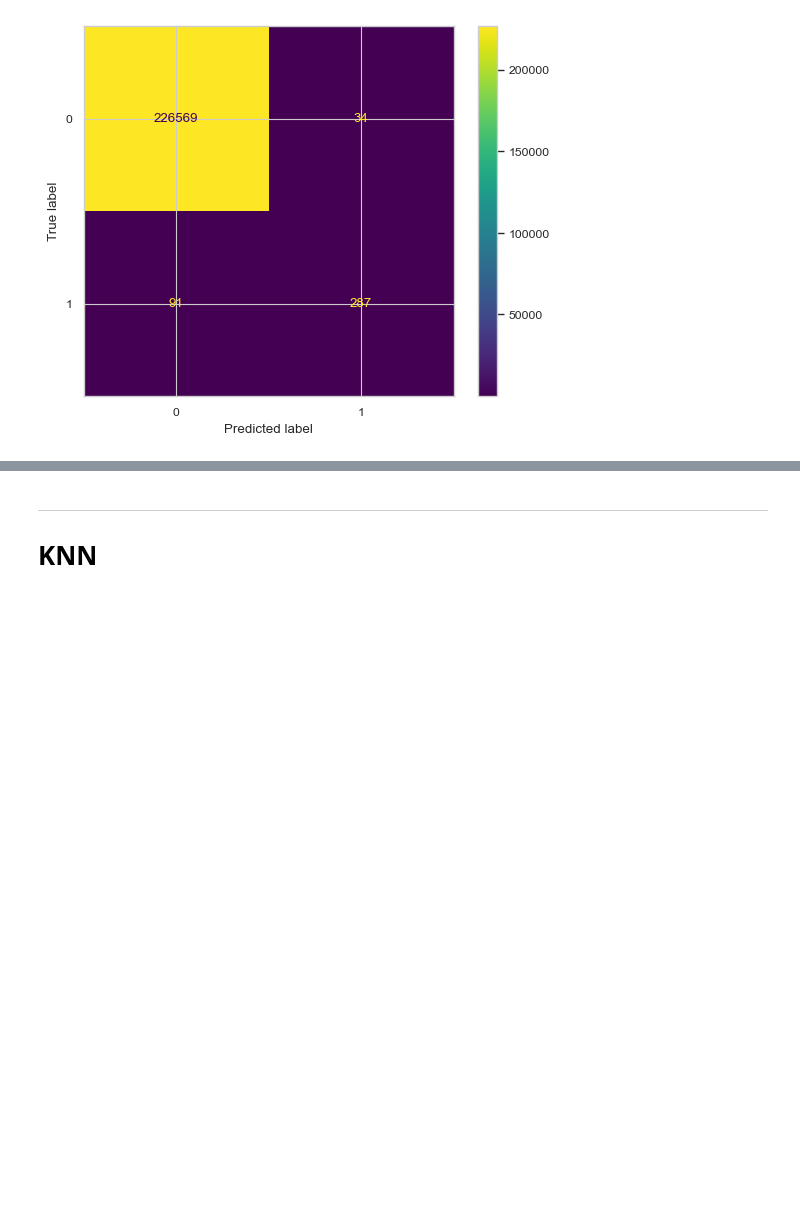
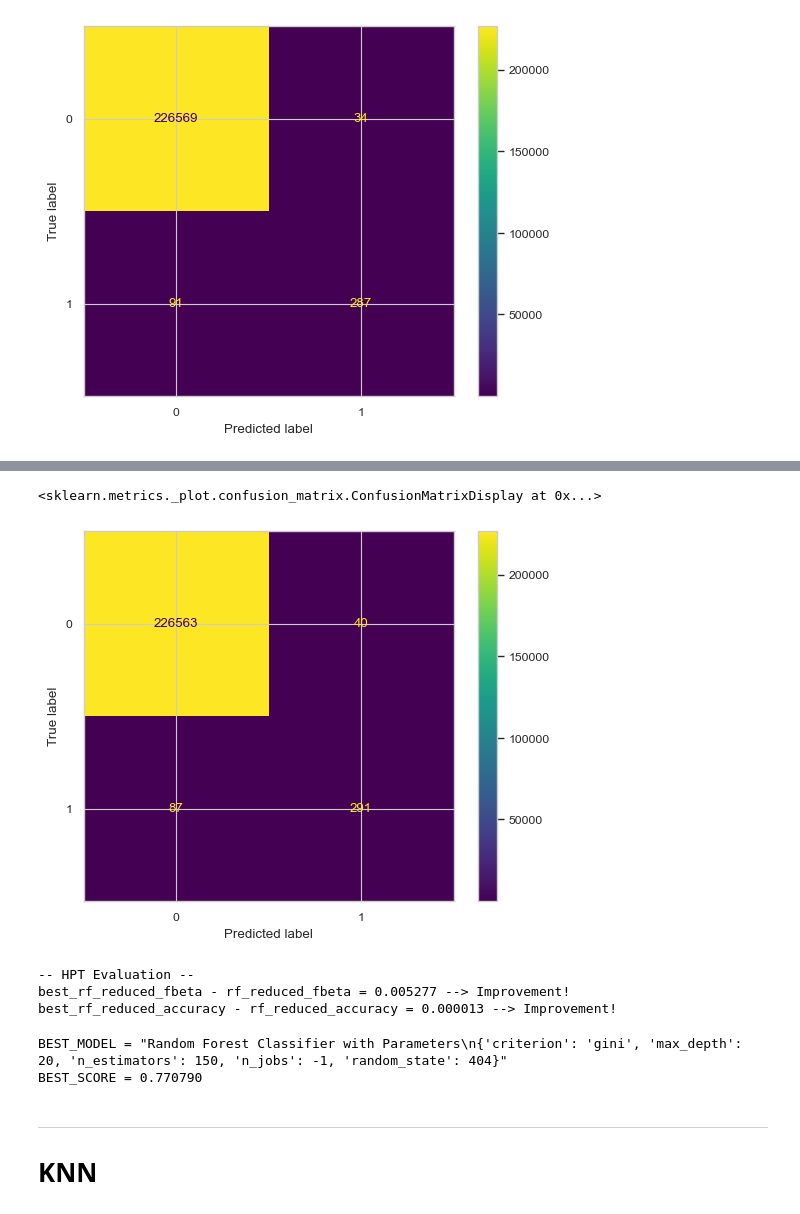
Before and after one commit to WildCodeWolf/Your-Data-Is-Mine, a Jupyter notebook: creditcard-ml.ipynb, the cells around one changed output, grey strips where cells are left out. Saved outputs shown, nothing was run; the diff lists cells and outputs as text; code cells hidden in the pictures; blank space fills up the shorter version.

Commit message:
added random forest hyperparameter tuning

```diff
--- a/creditcard-ml.ipynb
+++ b/creditcard-ml.ipynb
@@ -24,3 +49,5 @@ X_train, X_test, y_train, y_true = train_test_split(
 scaler = StandardScaler()
 X_train_scaled = scaler.fit_transform(X_train)
 X_test_scaled = scaler.transform(X_test)
+X_train_reduced_scaled = scaler.fit_transform(X_train_reduced)
+X_test_reduced_scaled = scaler.transform(X_test_reduced)
@@ -60,0 +130,18 @@ ConfusionMatrixDisplay.from_predictions(y_true, rf_pred)
+# %%
+beta = 10
+f10_scorer = make_scorer(fbeta_score, beta=beta)
+# %%
+rf_param_grid = {
+    'n_estimators': [20, 50, 100, 150],             # number of trees
+    'max_depth': [5, 10, 20, 40, 60, None],         # maximum tree size (number of decisions)
+    'criterion': ['gini', 'entropy', 'log_loss'],   # split criterion
+    'n_jobs': [-1],                                 # number of parallel jobs; use all available cores
+    'random_state': [404],                          # for reproducibility
+}
+rf_grid_search = GridSearchCV(
+    estimator=RandomForestClassifier(),
+    param_grid=rf_param_grid,
+    refit=True,
+    verbose=3,
+    scoring=f10_scorer
+).fit(X_train_reduced_scaled, y_train)  # for performance reasons, operate on selected columns exclusively
@@ -60,0 +166,11 @@ ConfusionMatrixDisplay.from_predictions(y_true, rf_pred)
+# %%
+print('-- Training Results --')
+print(f'{rf_grid_search.best_params_ = }')
+print(f'{rf_grid_search.best_score_ = }\n')
+
+print('-- Testing Results --')
+best_rf_reduced_pred = rf_grid_search.predict(X_test_reduced_scaled)
+
+print(f'{(best_rf_reduced_accuracy := accuracy_score(y_true, best_rf_reduced_pred)) = }')
+print(f'{(best_rf_reduced_fbeta := fbeta_score(y_true, best_rf_reduced_pred, beta=beta)) = }\n')
+print(classification_report(y_true, best_rf_reduced_pred))
@@ -61,3 +194,26 @@ ConfusionMatrixDisplay.from_predictions(y_true, rf_pred)
+# %%
+ConfusionMatrixDisplay.from_predictions(y_true, best_rf_reduced_pred)
+# %% [output]
+<sklearn.metrics._plot.confusion_matrix.ConfusionMatrixDisplay at 0x...>
+[figure, added]
+# %%
+print('-- HPT Evaluation --')
+print(f'{best_rf_reduced_fbeta - rf_reduced_fbeta = :.6f}', end='')
+print(' --> Improvement!') if best_rf_reduced_fbeta > rf_reduced_fbeta else print(' --> Worsened!')
+print(f'{best_rf_reduced_accuracy - rf_reduced_accuracy = :.6f}', end='')
+print(' --> Improvement!') if best_rf_reduced_accuracy > rf_reduced_accuracy else print(' --> Worsened!')
+# %% [output]
+-- HPT Evaluation --
+best_rf_reduced_fbeta - rf_reduced_fbeta = 0.005277 --> Improvement!
+best_rf_reduced_accuracy - rf_reduced_accuracy = 0.000013 --> Improvement!
+# %%
+BEST_MODEL = f'Random Forest Classifier with Parameters\n{rf_grid_search.best_params_}'
+BEST_SCORE = best_rf_reduced_fbeta
+
+print(f'{BEST_MODEL = }\n{BEST_SCORE = :.6f}')
+# %% [output]
+BEST_MODEL = "Random Forest Classifier with Parameters\n{'criterion': 'gini', 'max_depth': 20, 'n_estimators': 150, 'n_jobs': -1, 'random_state': 404}"
+BEST_SCORE = 0.770790
 # %% [markdown]
 --------------------------------------------------------------------------------
 
```
Also changed, not shown: parts of 13 cells of this notebook.
